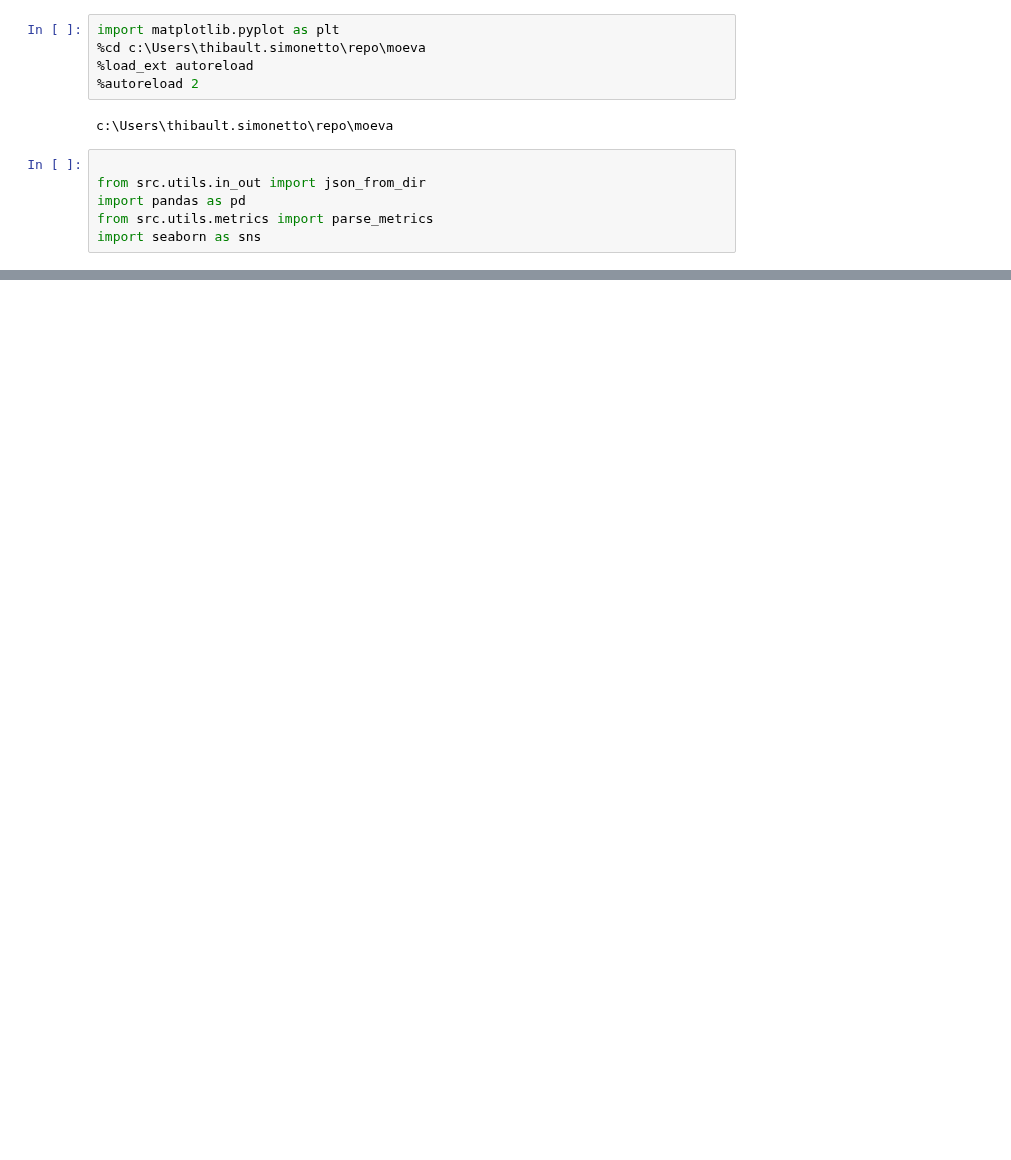
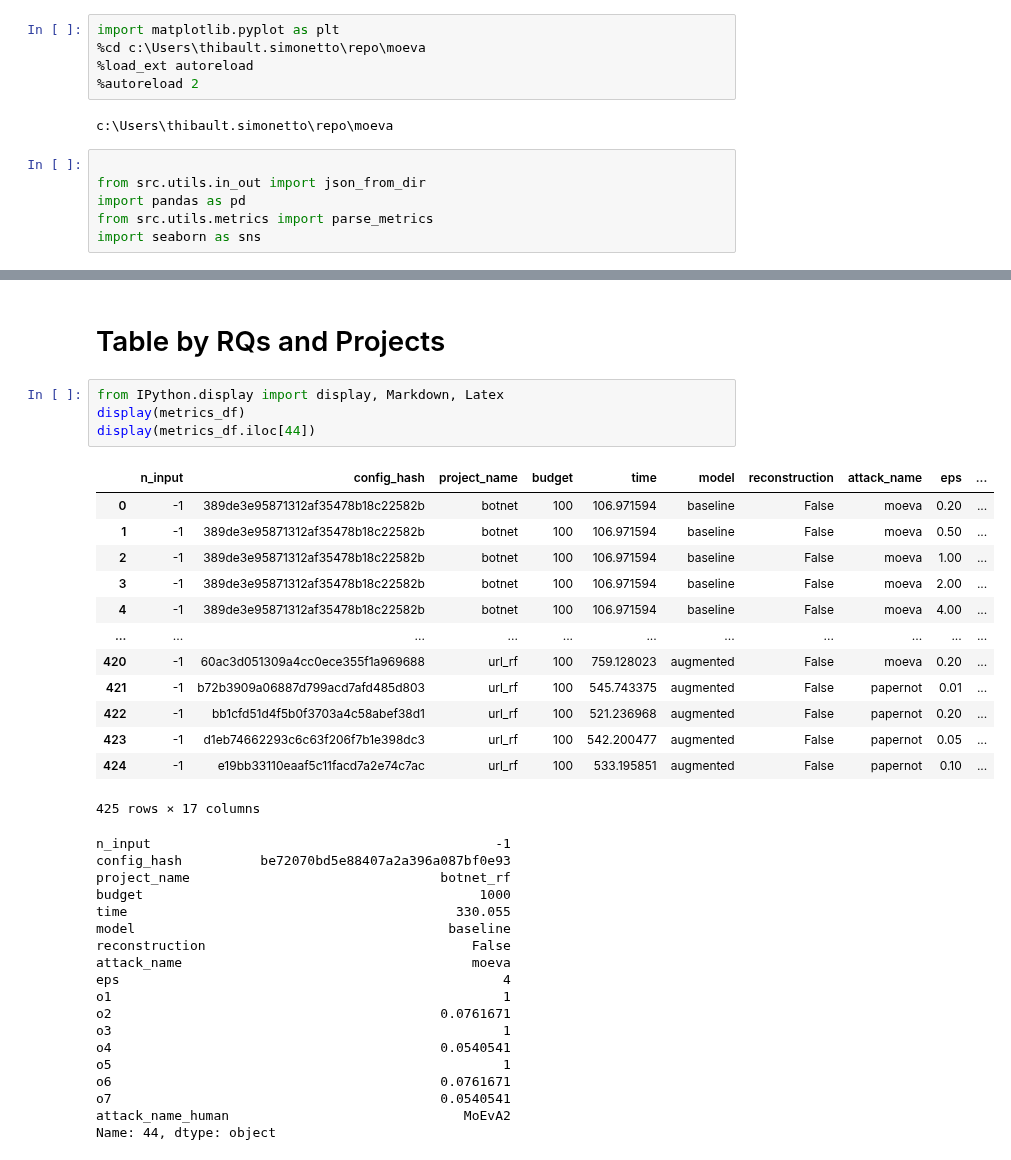
Before and after one commit to serval-uni-lu/coeva2, a Jupyter notebook: notebooks/00_metrics.ipynb, the cells around one changed output, grey strips where cells are left out. Drawn from its saved outputs; the diff is of its cells as text; blank space fills up the shorter version.

```diff
--- a/notebooks/00_metrics.ipynb
+++ b/notebooks/00_metrics.ipynb
@@ -38,0 +46,38 @@ metrics_df
+# %% [markdown]
+# Table by RQs and Projects
+# %%
+from IPython.display import display, Markdown, Latex
+display(metrics_df)
+display(metrics_df.iloc[44])
+# %% [output]
+|  | n_input | config_hash | project_name | budget | time | model | reconstruction | attack_name | eps | ... |
+| 0 | -1 | 389de3e95871312af35478b18c22582b | botnet | 100 | 106.971594 | baseline | False | moeva | 0.20 | ... |
+| 1 | -1 | 389de3e95871312af35478b18c22582b | botnet | 100 | 106.971594 | baseline | False | moeva | 0.50 | ... |
+| 2 | -1 | 389de3e95871312af35478b18c22582b | botnet | 100 | 106.971594 | baseline | False | moeva | 1.00 | ... |
+| 3 | -1 | 389de3e95871312af35478b18c22582b | botnet | 100 | 106.971594 | baseline | False | moeva | 2.00 | ... |
+| 4 | -1 | 389de3e95871312af35478b18c22582b | botnet | 100 | 106.971594 | baseline | False | moeva | 4.00 | ... |
+| ... | ... | ... | ... | ... | ... | ... | ... | ... | ... | ... |
+| 420 | -1 | 60ac3d051309a4cc0ece355f1a969688 | url_rf | 100 | 759.128023 | augmented | False | moeva | 0.20 | ... |
+| 421 | -1 | b72b3909a06887d799acd7afd485d803 | url_rf | 100 | 545.743375 | augmented | False | papernot | 0.01 | ... |
+| 422 | -1 | bb1cfd51d4f5b0f3703a4c58abef38d1 | url_rf | 100 | 521.236968 | augmented | False | papernot | 0.20 | ... |
+| 423 | -1 | d1eb74662293c6c63f206f7b1e398dc3 | url_rf | 100 | 542.200477 | augmented | False | papernot | 0.05 | ... |
+| 424 | -1 | e19bb33110eaaf5c11facd7a2e74c7ac | url_rf | 100 | 533.195851 | augmented | False | papernot | 0.10 | ... |
+425 rows × 17 columns
+n_input                                            -1
+config_hash          be72070bd5e88407a2a396a087bf0e93
+project_name                                botnet_rf
+budget                                           1000
+time                                          330.055
+model                                        baseline
+reconstruction                                  False
+attack_name                                     moeva
+eps                                                 4
+o1                                                  1
+o2                                          0.0761671
+o3                                                  1
+o4                                          0.0540541
+o5                                                  1
+o6                                          0.0761671
+o7                                          0.0540541
+attack_name_human                              MoEvA2
+Name: 44, dtype: object
```
Also changed, not shown: parts of 12 cells of this notebook.
